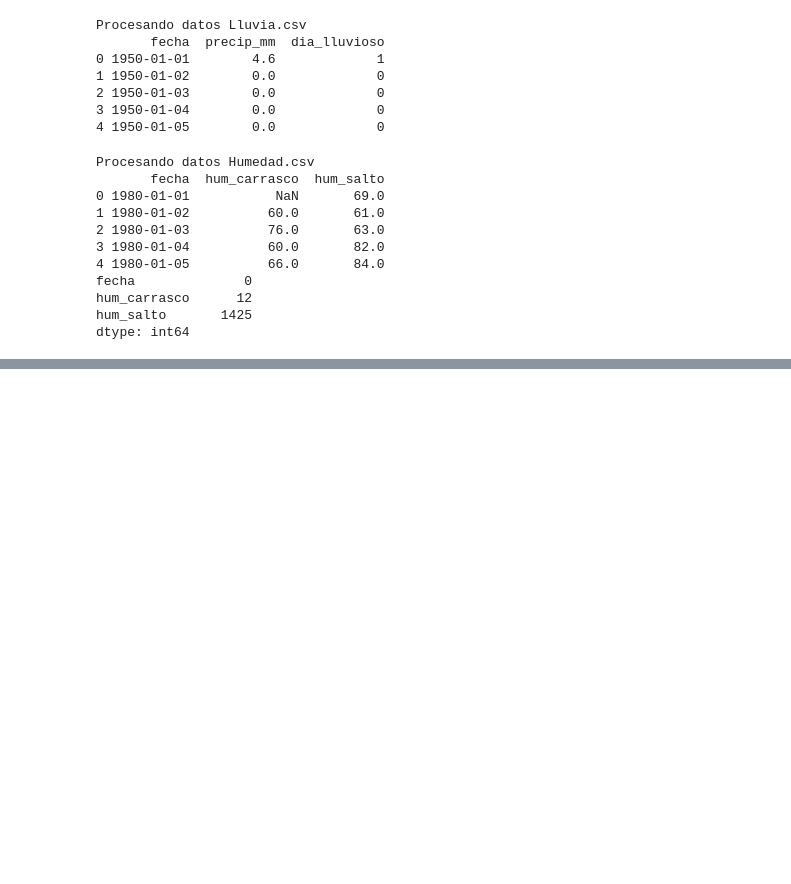
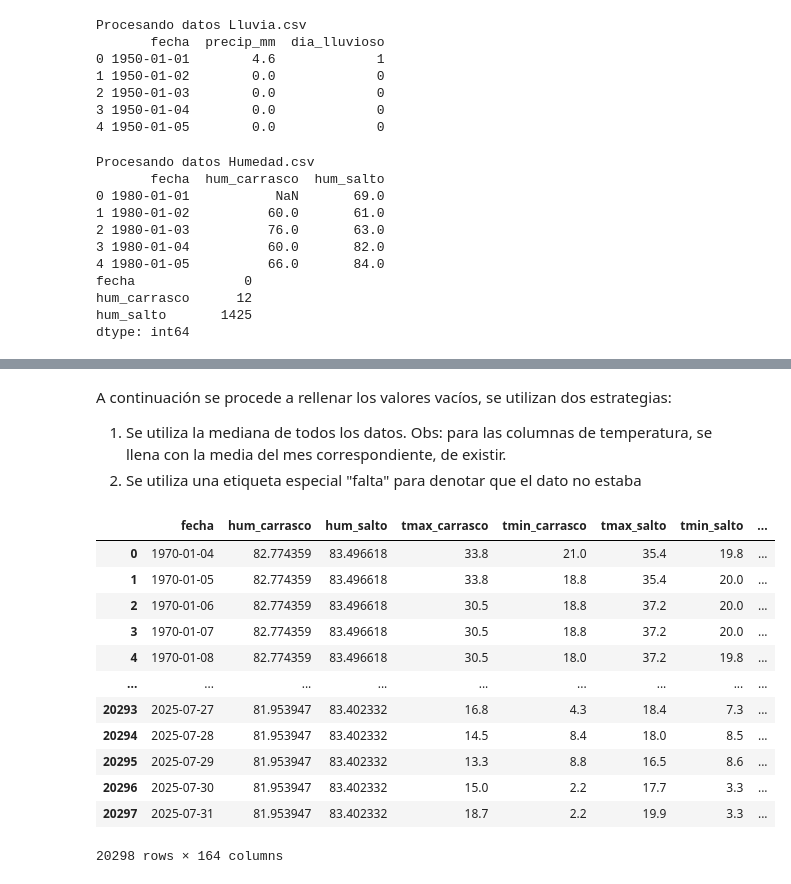
Before and after one commit to Ezequiel-Capo/MachineLearningLab, a Jupyter notebook: LAB1/Script/preprocesamiento.ipynb, the cells around one changed output, grey strips where cells are left out. Drawn from its saved outputs; the diff is of its cells as text; code cells hidden in the pictures; blank space fills up the shorter version.

```diff
--- a/LAB1/Script/preprocesamiento.ipynb
+++ b/LAB1/Script/preprocesamiento.ipynb
@@ -443,0 +402,43 @@ df_global.head()
+# %% [markdown]
+A continuación se procede a rellenar los valores vacíos, se utilizan dos estrategias:
+1. Se utiliza la mediana de todos los datos. Obs: para las columnas de temperatura, se llena con la media del mes correspondiente, de existir.
+2. Se utiliza una etiqueta especial "falta" para denotar que el dato no estaba
+# %%
+#1. Mediana de todos los datos
+
+num_cols = [col for col in df_modelo.select_dtypes(include=['float', 'int']).columns if col != 'dia_lluvioso']
+
+df_modelo_1 = df_modelo.copy()
+
+# Para la temperatura y humedad, llenamos con la mediana mensual si existe
+df_modelo_1["mes"] = df_modelo_1["fecha"].dt.month
+cols_temp = ["tmax_carrasco", "tmin_carrasco", "tmax_salto", "tmin_salto"]
+cols_hum = ["hum_carrasco", "hum_salto"]
+media_temp_por_mes = df_modelo_1.groupby("mes")[cols_temp].mean()
+for col in cols_temp:
+    df_modelo_1[col] = df_modelo_1[col].fillna(df_modelo_1["mes"].map(media_temp_por_mes[col]))
+media_hum_por_mes = df_modelo_1.groupby("mes")[cols_hum].mean()
+for col in cols_hum:
+    df_modelo_1[col] = df_modelo_1[col].fillna(df_modelo_1["mes"].map(media_hum_por_mes[col]))
+
+# Lleno los NaN restantes con la media de toda la columna
+for col in num_cols:
+    med = df_modelo_1[col].median()
+    df_modelo_1[col] = df_modelo_1[col].fillna(med)
+
+df_modelo_1 = df_modelo_1.drop(["mes"], axis=1)
+df_modelo_1
+# %% [output]
+|  | fecha | hum_carrasco | hum_salto | tmax_carrasco | tmin_carrasco | tmax_salto | tmin_salto | ... |
+| 0 | 1970-01-04 | 82.774359 | 83.496618 | 33.8 | 21.0 | 35.4 | 19.8 | ... |
+| 1 | 1970-01-05 | 82.774359 | 83.496618 | 33.8 | 18.8 | 35.4 | 20.0 | ... |
+| 2 | 1970-01-06 | 82.774359 | 83.496618 | 30.5 | 18.8 | 37.2 | 20.0 | ... |
+| 3 | 1970-01-07 | 82.774359 | 83.496618 | 30.5 | 18.8 | 37.2 | 20.0 | ... |
+| 4 | 1970-01-08 | 82.774359 | 83.496618 | 30.5 | 18.0 | 37.2 | 19.8 | ... |
+| ... | ... | ... | ... | ... | ... | ... | ... | ... |
+| 20293 | 2025-07-27 | 81.953947 | 83.402332 | 16.8 | 4.3 | 18.4 | 7.3 | ... |
+| 20294 | 2025-07-28 | 81.953947 | 83.402332 | 14.5 | 8.4 | 18.0 | 8.5 | ... |
+| 20295 | 2025-07-29 | 81.953947 | 83.402332 | 13.3 | 8.8 | 16.5 | 8.6 | ... |
+| 20296 | 2025-07-30 | 81.953947 | 83.402332 | 15.0 | 2.2 | 17.7 | 3.3 | ... |
+| 20297 | 2025-07-31 | 81.953947 | 83.402332 | 18.7 | 2.2 | 19.9 | 3.3 | ... |
+20298 rows × 164 columns
```
Also changed, not shown: parts of 13 cells of this notebook, 1 other file.
